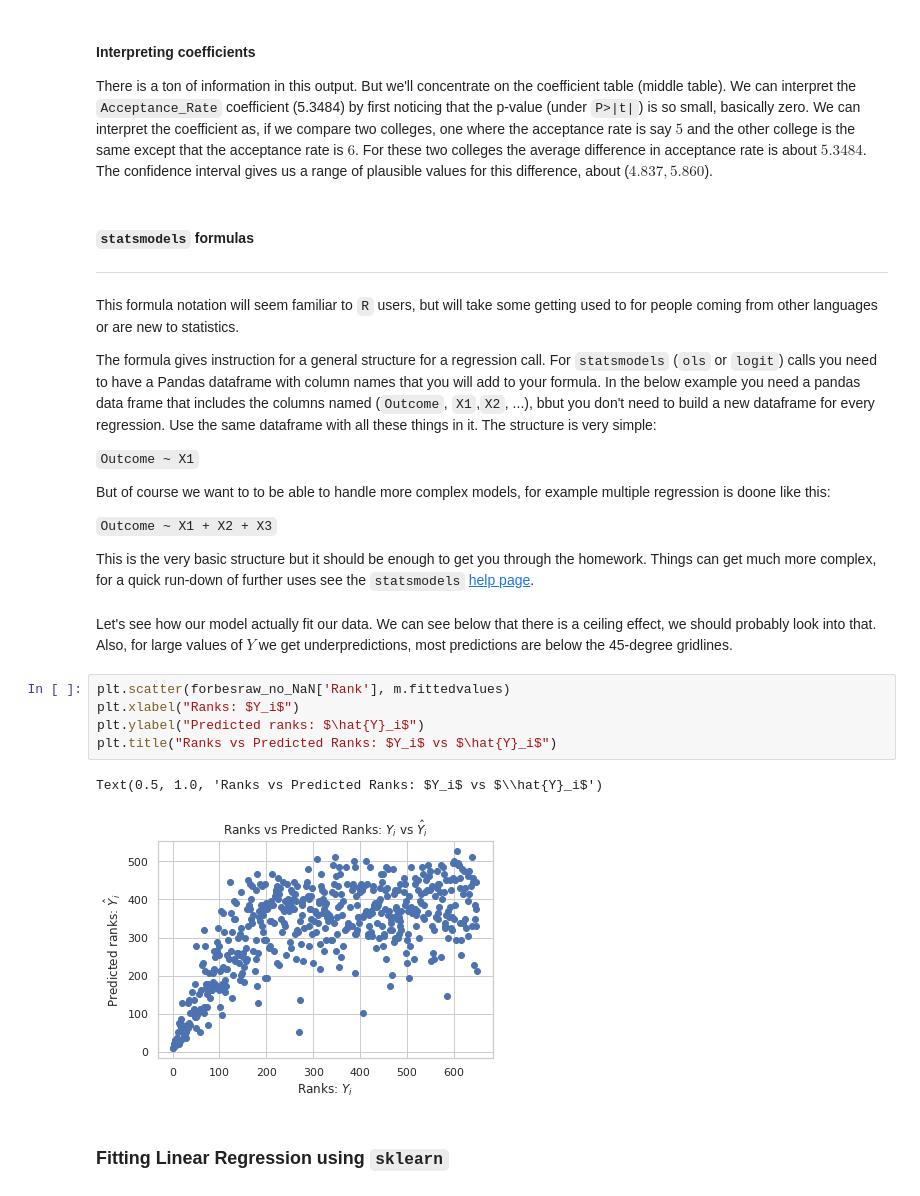
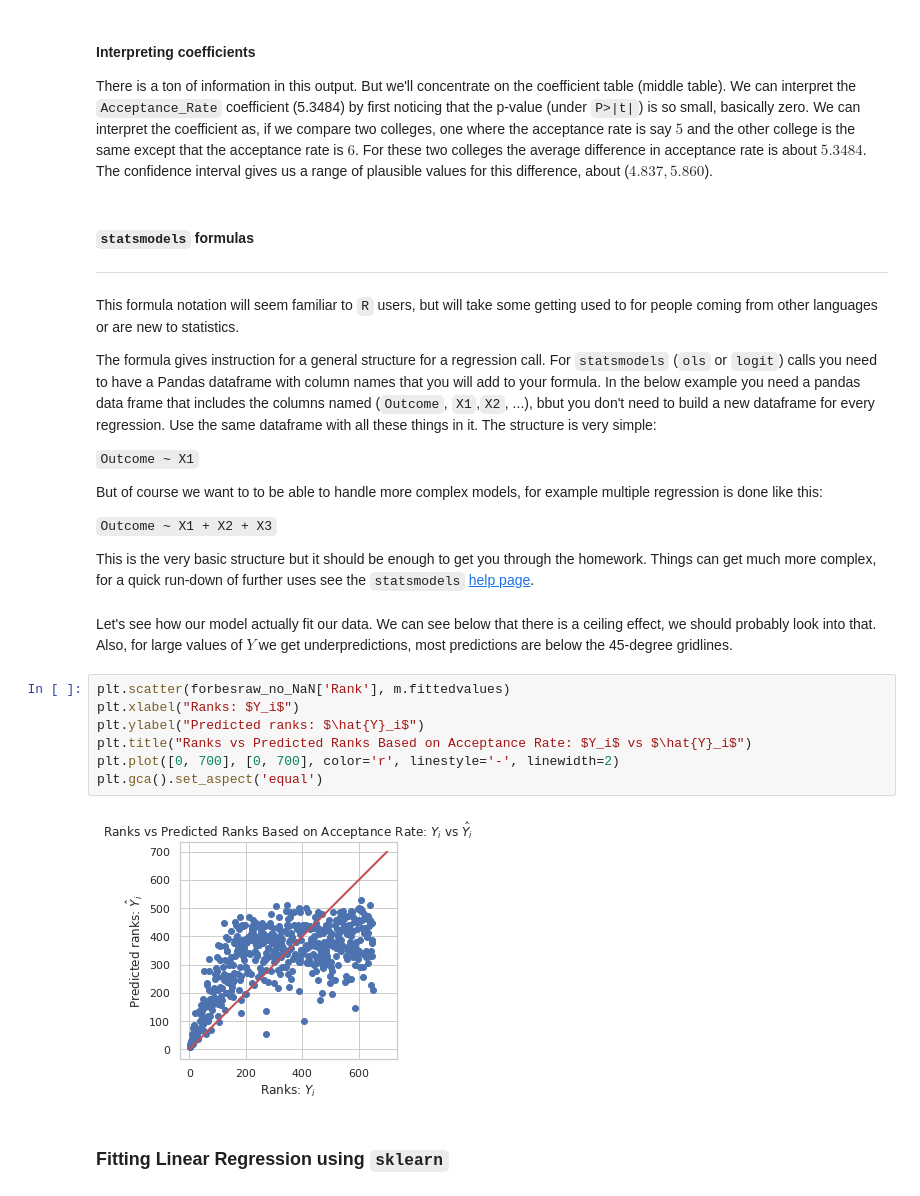
Before and after one commit to dli10/college-rankings-forbes-2019, a Jupyter notebook: PredictRankings.ipynb, the cells around one changed output. Cells and saved outputs as stored; diff of their text form.

```diff
--- a/PredictRankings.ipynb
+++ b/PredictRankings.ipynb
@@ -225,7 +225,7 @@ The formula gives instruction for a general structure for a regression call. For
 
 `Outcome ~ X1`
 
-But of course we want to to be able to handle more complex models, for example multiple regression is doone like this:
+But of course we want to to be able to handle more complex models, for example multiple regression is done like this:
 
 `Outcome ~ X1 + X2 + X3`
 
@@ -235,11 +235,12 @@ Let's see how our model actually fit our data. We can see below that there is a
 # %%
 plt.scatter(forbesraw_no_NaN['Rank'], m.fittedvalues)
 plt.xlabel("Ranks: $Y_i$")
 plt.ylabel("Predicted ranks: $\hat{Y}_i$")
-plt.title("Ranks vs Predicted Ranks: $Y_i$ vs $\hat{Y}_i$")
+plt.title("Ranks vs Predicted Ranks Based on Acceptance Rate: $Y_i$ vs $\hat{Y}_i$")
+plt.plot([0, 700], [0, 700], color='r', linestyle='-', linewidth=2)
+plt.gca().set_aspect('equal')
 # %% [output]
-Text(0.5, 1.0, 'Ranks vs Predicted Ranks: $Y_i$ vs $\\hat{Y}_i$')
-[figure, old version]
+[figure, new version]
 # %% [markdown]
 ### Fitting Linear Regression using `sklearn`
 # %%
```
Also changed, not shown: parts of 9 cells of this notebook.
